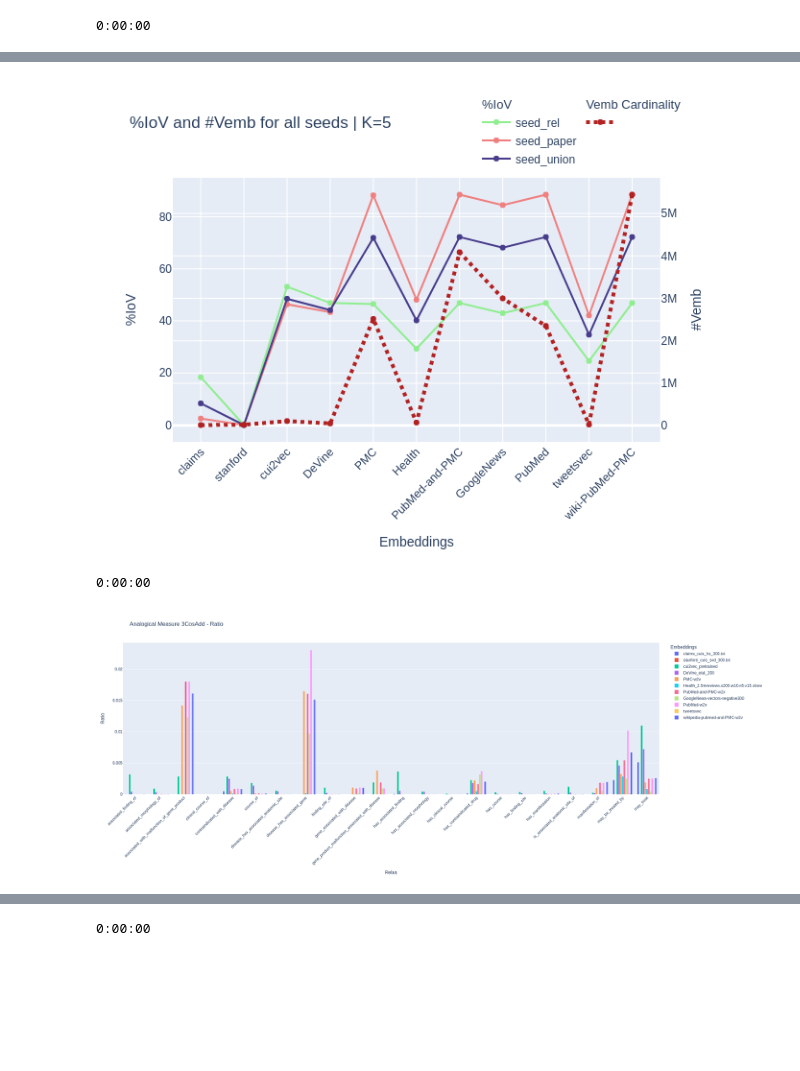
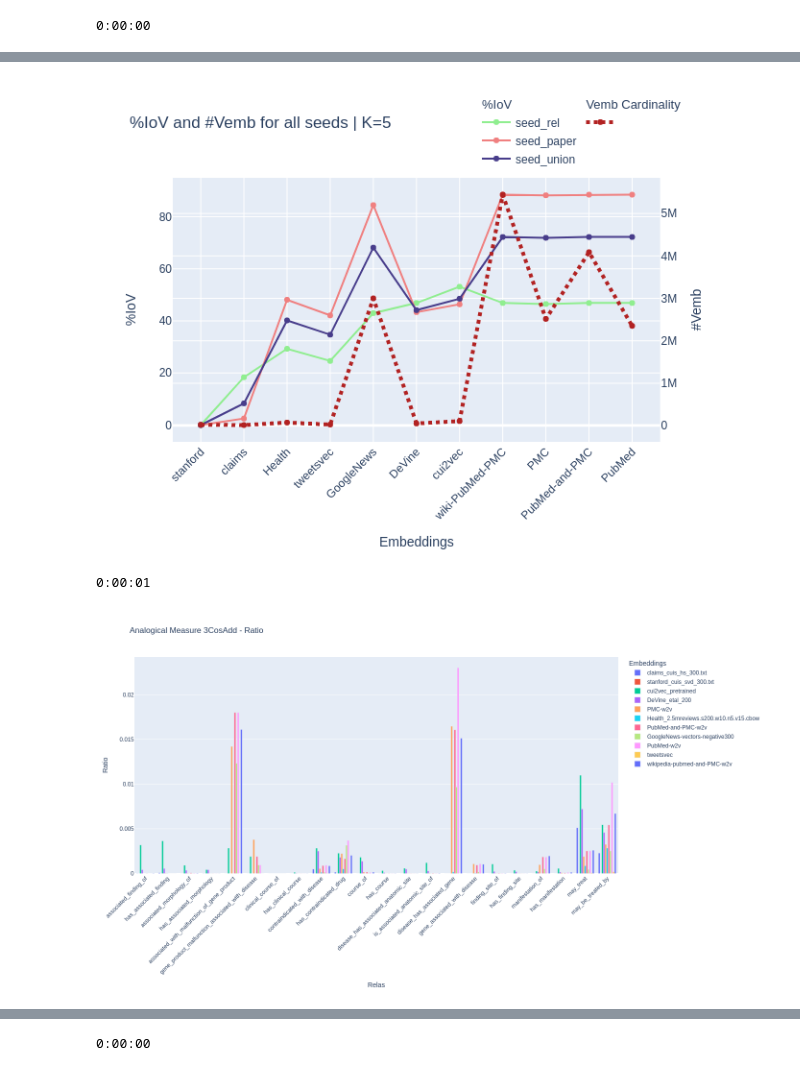
Before and after one commit to SaGiancani/medical-concepts-embeddings, a Jupyter notebook: plots.ipynb, the cells around one changed output, grey strips where cells are left out. Saved outputs shown, nothing was run; the diff lists cells and outputs as text; code cells hidden in the pictures; blank space fills up the shorter version.

```diff
--- a/plots.ipynb
+++ b/plots.ipynb
@@ -288,7 +321,7 @@ fig = make_subplots(specs=[[{"secondary_y": True}]])
 for i, seed in enumerate(seeds):
     if i==0:
         fig.add_trace(go.Scatter(
-            x=tmp,
+            x=em,
             y=[big_g[emb][5][seed][0] for emb in embs],
             name=seed,
             marker_color=colors[i],
@@ -297,7 +330,7 @@ for i, seed in enumerate(seeds):
         ), secondary_y=False)
     else:
         fig.add_trace(go.Scatter(
-            x=tmp,
+            x=em,
             y=[big_g[emb][5][seed][0] for emb in embs],
             name=seed,
             marker_color=colors[i],
@@ -305,7 +338,7 @@ for i, seed in enumerate(seeds):
         ), secondary_y=False)
 
 fig.add_trace(go.Scatter(
-    x=tmp,
+    x=em,
     y=[vemb_card[emb] for emb in embs],
     name='',
     legendgroup="group2",
@@ -337,7 +370,7 @@ fig = make_subplots(specs=[[{"secondary_y": True}]])
 for i, seed in enumerate(seeds):
     if i==0:
         fig.add_trace(go.Scatter(
-            x=tmp,
+            x=em,
             y=[(big_g[emb][k][seed][3]/big_g[emb][k][seed][5])*100 for emb in embs],
             name=seed,
             marker_color=colors[i],
@@ -346,7 +379,7 @@ for i, seed in enumerate(seeds):
         ), secondary_y=False)
     else:
         fig.add_trace(go.Scatter(
-            x=tmp,
+            x=em,
             y=[(big_g[emb][k][seed][3]/big_g[emb][k][seed][5])*100 for emb in embs],
             name=seed,
             marker_color=colors[i],
@@ -354,7 +387,7 @@ for i, seed in enumerate(seeds):
         ), secondary_y=False)
 
 fig.add_trace(go.Scatter(
-    x=tmp,
+    x=em,
     y=[vemb_card[emb] for emb in embs],
     name='',
     legendgroup="group2",
@@ -379,4 +412,4 @@ fig.update_yaxes(title_text="%IoV", secondary_y=False)
 fig.update_yaxes(title_text="#Vemb", secondary_y=True)
 fig.show(renderer="png")
 # %% [output]
-[figure, old version]
+[figure, new version]
@@ -383,4 +421,9 @@ fig.show(renderer="png")
 # %%
 tmp = utils.inputs_load('ANALOG_VARIABLE')
+relas = list(tmp[embs[0]]['add'].keys())
 # %% [output]
-0:00:00
+0:00:01
+# %%
+opposite_relas = umls_tables_processing.OPPOSITE_RELAS
+# %%
+flattened_opposite = [i for o in opposite_relas for i in o]
@@ -387,33 +432,35 @@ tmp = utils.inputs_load('ANALOG_VARIABLE')
 # %%
 seed = seeds[2]# seed_union
 fig = go.Figure()
 
-for e in embs:
-    fig.add_trace(go.Bar(name=e, x=relas, y=[tmp[e]['add'][r]['ratio'] for r in relas]))
+for i,e in enumerate(embs):
+    fig.add_trace(go.Bar(name=e, x=flattened_opposite, y=[tmp[e]['add'][r]['ratio'] for r in flattened_opposite]#,
+                                    #marker_color=q[i],
+))
 
 # Here we modify the tickangle of the xaxis, resulting in rotated labels.
 fig.update_layout(title=dict(text='Analogical Measure 3CosAdd - Ratio'#,
                              #font=dict(size=50)
                             ),
                   barmode='group',
                   legend_title = 'Embeddings',
                   xaxis_tickangle=-45,
                   autosize=True,
                   width=1400,
                   height=800,
                   #font=dict(size=30),
                   yaxis=dict(
                       title_text="Ratio"#,
                       #titlefont=dict(size=50)
                   ),
                   xaxis=dict(
                       title_text="Relas"#,
                       #titlefont=dict(size=50)
                   ))
 #fig.write_image("fig1.png")
 fig.show(renderer="png")
 # %% [output]
-[figure, old version]
+[figure, new version]
 # %%
 seed = seeds[2]# seed_union
 fig = go.Figure()
```
Also changed, not shown: parts of 26 cells of this notebook.
